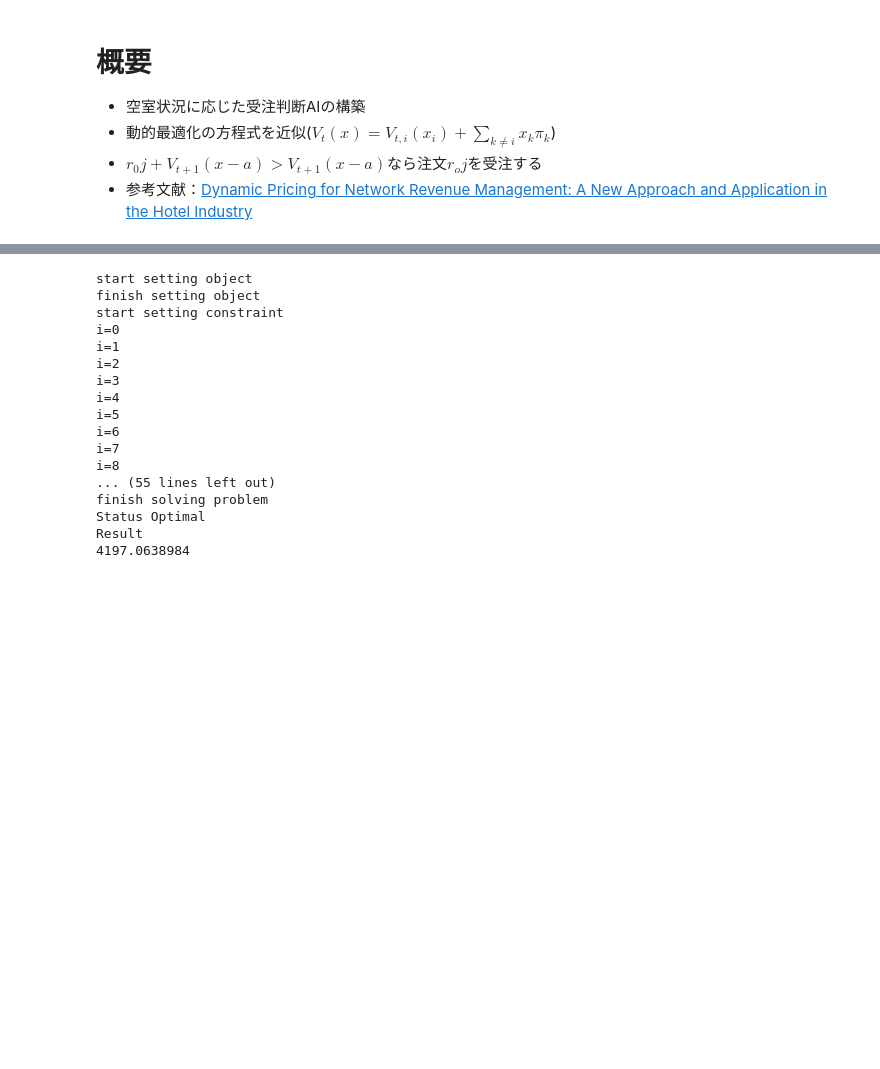
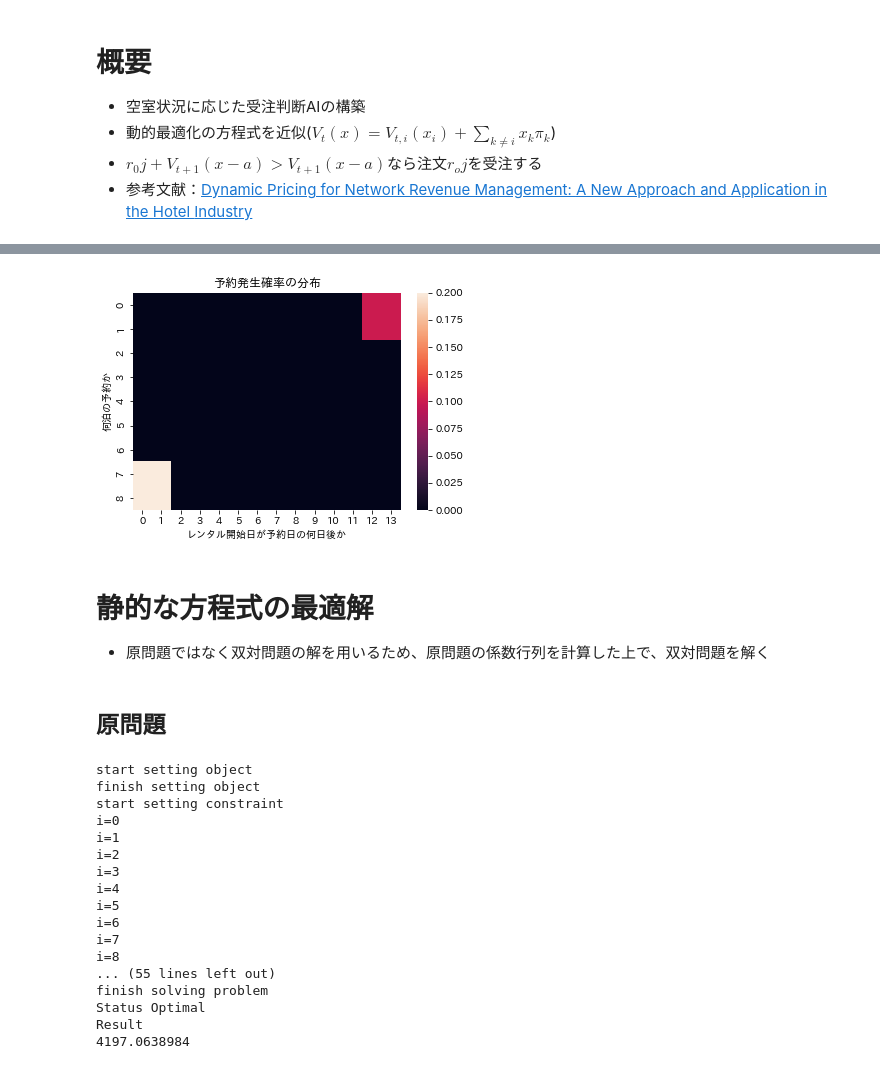
Before and after one commit to MizusakoSadanobu/Portfolio, a Jupyter notebook: RevenueManagement/DynamicOptimization.ipynb, the cells around one changed output, grey strips where cells are left out. Saved outputs shown, nothing was run; the diff lists cells and outputs as text; code cells hidden in the pictures; blank space fills up the shorter version.

```diff
--- a/RevenueManagement/DynamicOptimization.ipynb
+++ b/RevenueManagement/DynamicOptimization.ipynb
@@ -24,18 +33,31 @@ Successfully installed amply-0.1.4 pulp-2.4
 # %%
 # parameter setting
 H=13 #予約までの最大日数
 T=60 #シミュレーションの日数
 X=np.zeros(T) #X[i]はレンタル時刻iにおける在庫の予約数
 points=5 #1日の中で予約を受け付けるタイミング
 Tp=T*points #離散時間の個数
 C=2 #最大の在庫数
 J=8 #最大の連泊数
 lam=0.4 #時刻tにおける顧客の到着率
 r0=100 #1泊のレンタル料金
 #p=np.array( [[0.15 if (j>J-3)&(h<2) else 0.15 if (j<2)&(h>H-3) else 0. for h in range(H+1)] for j in range(J+1)] ) #顧客がh日後のj連泊を選択する確率
 p=np.array( [[0.2 if (j>J-2)&(h<2) else 0.1 if (j<2)&(h>H-2) else 0. for h in range(H+1)] for j in range(J+1)] ) #顧客がh日後のj連泊を選択する確率
 def pr(r):
   return p if r==r0 else p*0.
+
+sns.heatmap(p)
+plt.title('予約発生確率の分布')
+plt.xlabel('レンタル開始日が予約日の何日後か')
+plt.ylabel('何泊の予約か')
+plt.show()
+# %% [output]
+[figure, added]
+# %% [markdown]
+# 静的な方程式の最適解
+- 原問題ではなく双対問題の解を用いるため、原問題の係数行列を計算した上で、双対問題を解く
+# %% [markdown]
+## 原問題
 # %%
 #問題定義
 problem = pulp.LpProblem('revenue management', pulp.LpMaximize)
```
Also changed, not shown: parts of 16 cells of this notebook, 1 other file.
